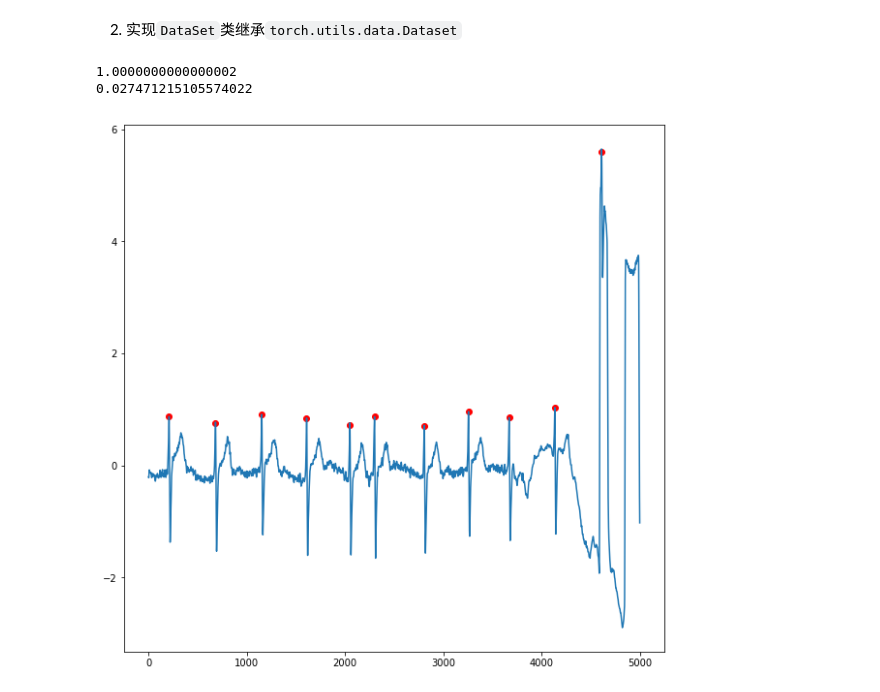
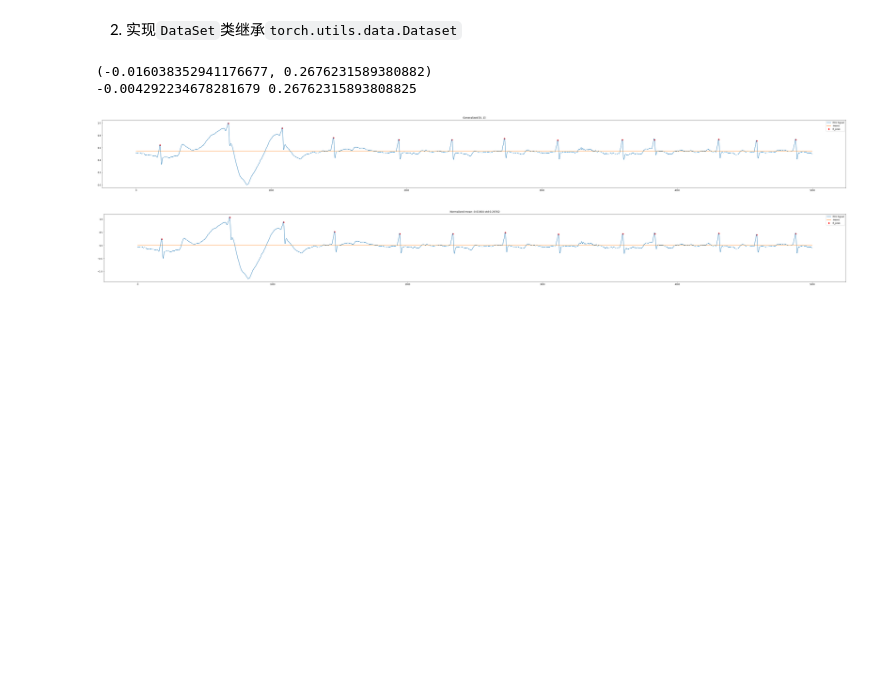
Before and after one commit to zyuegege/alnotes, a Jupyter notebook: work_notes/China-Physiological-Signal-Challenge.ipynb, the cells around one changed output. Cells and saved outputs as stored; diff of their text form; code cells hidden in the pictures; blank space fills up the shorter version.

```diff
--- a/work_notes/China-Physiological-Signal-Challenge.ipynb
+++ b/work_notes/China-Physiological-Signal-Challenge.ipynb
@@ -39,7 +39,7 @@ def read_train_sample(root, idx, is_display=False):
     sample_ref = sio.loadmat(sample_ref_path)["R_peak"]
 
     if is_display is True:
-        fig = plt.figure(figsize=[10, 10])
+        fig = plt.figure(figsize=[64, 6])
         ax = fig.add_subplot(111)
         ax.plot(sample_data)
         ax.scatter(sample_ref, sample_data[sample_ref.flatten()], c="red")
@@ -51,7 +51,7 @@ def read_train_sample(root, idx, is_display=False):
 
 train_data_root="/home/alvin/opt/git/CPSC/data/train/"
 
-idx = 1
+idx = 307
 
 sample = read_train_sample(train_data_root, idx, is_display=True)
 # %% [output]
@@ -69,64 +69,94 @@ import matplotlib.pyplot as plt
 
 from torch.utils.data import Dataset
 
-class TrainData(dict):
-    def display(self, figsize=[10, 10]):
+class TrainDataSample(dict):
+    def display(self, figsize=[64, 6]):
         fig = plt.figure(figsize=figsize)
         ax = fig.add_subplot(111)
-        ax.plot(self["data"])
-        ax.scatter(self["label"], self["data"][self["label"].flatten()], c="red")
+        ax.plot(self["data"], label="ECG Signal")
+        ax.plot(np.full_like(self["data"], self["data"].mean()), label="means")
+        ax.scatter(self["label"], self["data"][self["label"].flatten()], c="red", label="R_peak")
+        ax.legend()
         fig.show()
 
-    def normalize(self):
-#         self["data"] = self["data"]/(self["data"].max() - self["data"].min())
-        self["data"] = (self["data"] - self["data"].mean())/self["data"].std()
+    def normalize(self, mean, std):
+        _mean = self["data"].mean()
+        _std = self["data"].std()
+        self["data"] = std/_std * (self["data"] - _mean + mean*_std)
+        return self
+
+    def generalize(self, interval):
+        assert(len(interval)==2)
+        factor = (interval[1]-interval[0])/(self["data"].max() - self["data"].min())
+        self["data"] = (self["data"]-self["data"].min())*factor + interval[0]
         return self
 
 
 class DataSet(Dataset):
-    def __init__(self, samples, transform=None):
+    def __init__(self, samples, transform=None, **kargs):
         super(DataSet, self).__init__()
         self.samples = samples
         self.transform = transform
 
+        for k, v in kargs.items():
+            self.__setattr__(k, v)
 
     def __getitem__(self, idx):
-        sample = TrainData(data=sio.loadmat(self.samples[idx]["data_path"])["ecg"],
-                          label=sio.loadmat(self.samples[idx]["ref_path"])["R_peak"])
-
+        sample = self.loaditem(idx)
         if self.transform is not None:
             sample = self.transform(sample)
-
         return sample
 
     def __len__(self):
         return len(self.samples)
+
+    def loaditem(self, idx):
+        sample = TrainDataSample(data=sio.loadmat(self.samples[idx]["data_path"])["ecg"],
+                                 label=sio.loadmat(self.samples[idx]["ref_path"])["R_peak"])
+        return sample
+
+
+    def statistic(self):
+        mean_array = []
+        for i in range(len(self)):
+            sample = self.loaditem(idx)
+            mean_array.append([sample["data"].mean(), sample["data"].var()])
+
+        mean, var = np.array(mean_array).mean(axis=0)
+
+        return mean, np.sqrt(var)
 
 
 
 def get_all_train_samples(root, N=2000):
     samples = [{
         "data_path":os.path.join(train_data_root, "data", "data_{:05d}.mat".format(idx)),
         "ref_path":os.path.join(train_data_root, "ref", "R_{:05d}.mat".format(idx)),
     } for idx in range(1,N+1)]
 
     return samples
 
 
 train_data_root="/home/alvin/opt/git/CPSC/data/train/"
 
 train_samples = get_all_train_samples(train_data_root)
 
 dataset = DataSet(train_samples)
 
-sample = dataset[100]
-sample.normalize().display()
-print(sample["data"].var())
+print(dataset.statistic())
 
+idx=308
 
-sample = dataset[101]
-print(sample["data"].var())
+sample = dataset[idx]
+sample.generalize([0,1]).display()
+plt.title("Generalized [0, 1]")
+
+sample = dataset[idx]
+sample.normalize(*dataset.statistic()).display()
+plt.title("Normalized mean:{:.5f} std:{:.5f}".format(*dataset.statistic()))
+print(sample["data"].mean(), sample["data"].std())
 # %% [output]
-1.0000000000000002
-0.027471215105574022
+(-0.016038352941176677, 0.2676231589380882)
+-0.004292234678281679 0.26762315893808825
-[figure, old version]
+[figure, new version]
+[figure, added]
```
Also changed, not shown: parts of 1 cell of this notebook, 13 other files.
